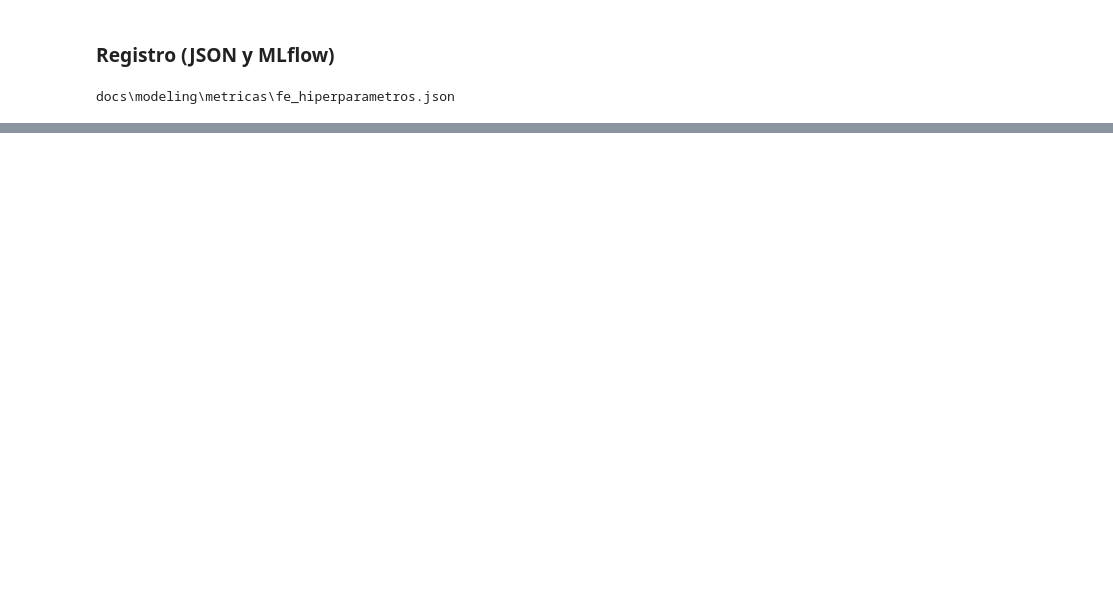
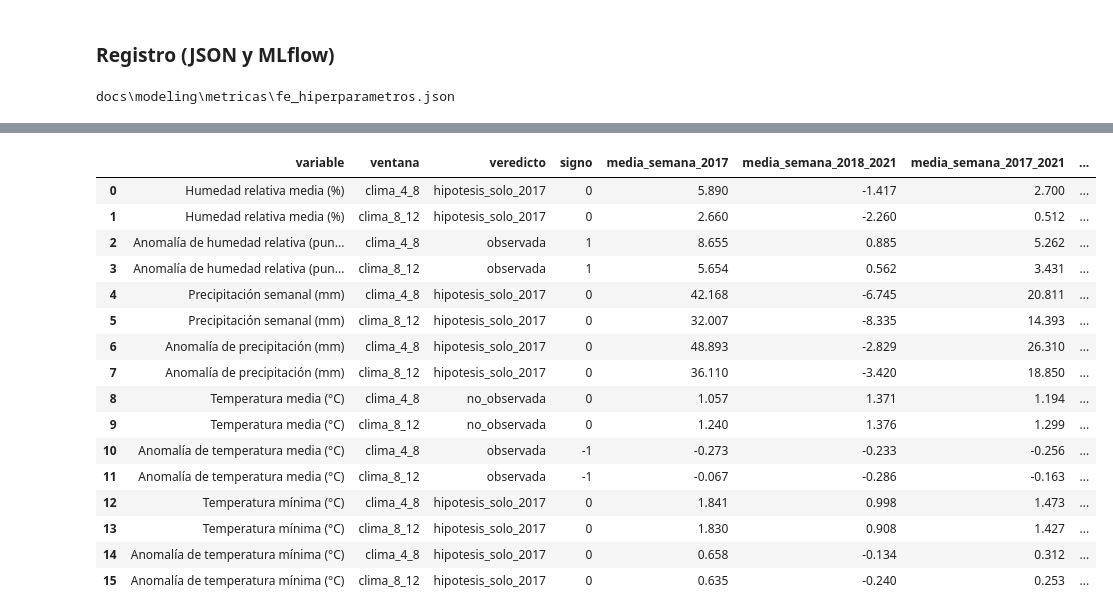
Before and after one commit to panconlocro/Denguekay, a Jupyter notebook: notebooks/32_modelado_fe_inicios.ipynb, the cells around one changed output, grey strips where cells are left out. Cells and saved outputs as stored; diff of their text form; code cells hidden in the pictures; blank space fills up the shorter version.

```diff
--- a/notebooks/32_modelado_fe_inicios.ipynb
+++ b/notebooks/32_modelado_fe_inicios.ipynb
@@ -292,0 +437,21 @@ MLflow: run b702b131199b480e9df8ce84f6978fa1 en 'denguekay/fe_hiperparametros_fa
+# %%
+figura("clima", "Clima antes del inicio: diferencia inicio − control (IC95)")
+mostrar("clima")
+# %% [output]
+|  | variable | ventana | veredicto | signo | media_semana_2017 | media_semana_2018_2021 | media_semana_2017_2021 | ... |
+| 0 | Humedad relativa media (%) | clima_4_8 | hipotesis_solo_2017 | 0 | 5.890 | -1.417 | 2.700 | ... |
+| 1 | Humedad relativa media (%) | clima_8_12 | hipotesis_solo_2017 | 0 | 2.660 | -2.260 | 0.512 | ... |
+| 2 | Anomalía de humedad relativa (pun... | clima_4_8 | observada | 1 | 8.655 | 0.885 | 5.262 | ... |
+| 3 | Anomalía de humedad relativa (pun... | clima_8_12 | observada | 1 | 5.654 | 0.562 | 3.431 | ... |
+| 4 | Precipitación semanal (mm) | clima_4_8 | hipotesis_solo_2017 | 0 | 42.168 | -6.745 | 20.811 | ... |
+| 5 | Precipitación semanal (mm) | clima_8_12 | hipotesis_solo_2017 | 0 | 32.007 | -8.335 | 14.393 | ... |
+| 6 | Anomalía de precipitación (mm) | clima_4_8 | hipotesis_solo_2017 | 0 | 48.893 | -2.829 | 26.310 | ... |
+| 7 | Anomalía de precipitación (mm) | clima_8_12 | hipotesis_solo_2017 | 0 | 36.110 | -3.420 | 18.850 | ... |
+| 8 | Temperatura media (°C) | clima_4_8 | no_observada | 0 | 1.057 | 1.371 | 1.194 | ... |
+| 9 | Temperatura media (°C) | clima_8_12 | no_observada | 0 | 1.240 | 1.376 | 1.299 | ... |
+| 10 | Anomalía de temperatura media (°C) | clima_4_8 | observada | -1 | -0.273 | -0.233 | -0.256 | ... |
+| 11 | Anomalía de temperatura media (°C) | clima_8_12 | observada | -1 | -0.067 | -0.286 | -0.163 | ... |
+| 12 | Temperatura mínima (°C) | clima_4_8 | hipotesis_solo_2017 | 0 | 1.841 | 0.998 | 1.473 | ... |
+| 13 | Temperatura mínima (°C) | clima_8_12 | hipotesis_solo_2017 | 0 | 1.830 | 0.908 | 1.427 | ... |
+| 14 | Anomalía de temperatura mínima (°C) | clima_4_8 | hipotesis_solo_2017 | 0 | 0.658 | -0.134 | 0.312 | ... |
+| 15 | Anomalía de temperatura mínima (°C) | clima_8_12 | hipotesis_solo_2017 | 0 | 0.635 | -0.240 | 0.253 | ... |
```
Also changed, not shown: parts of 28 cells of this notebook, 13 other files.
